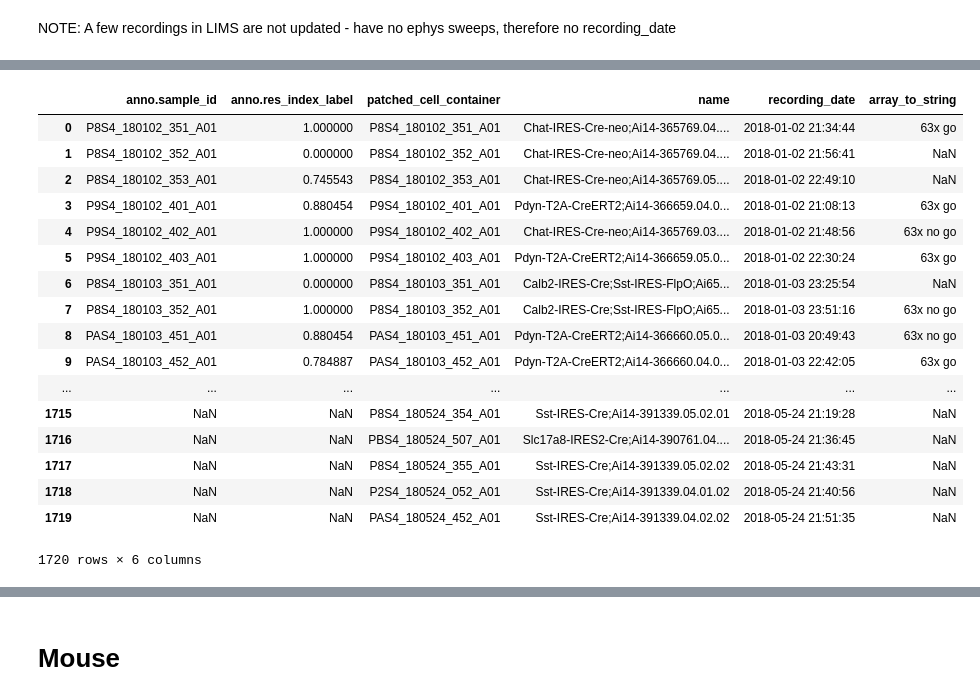
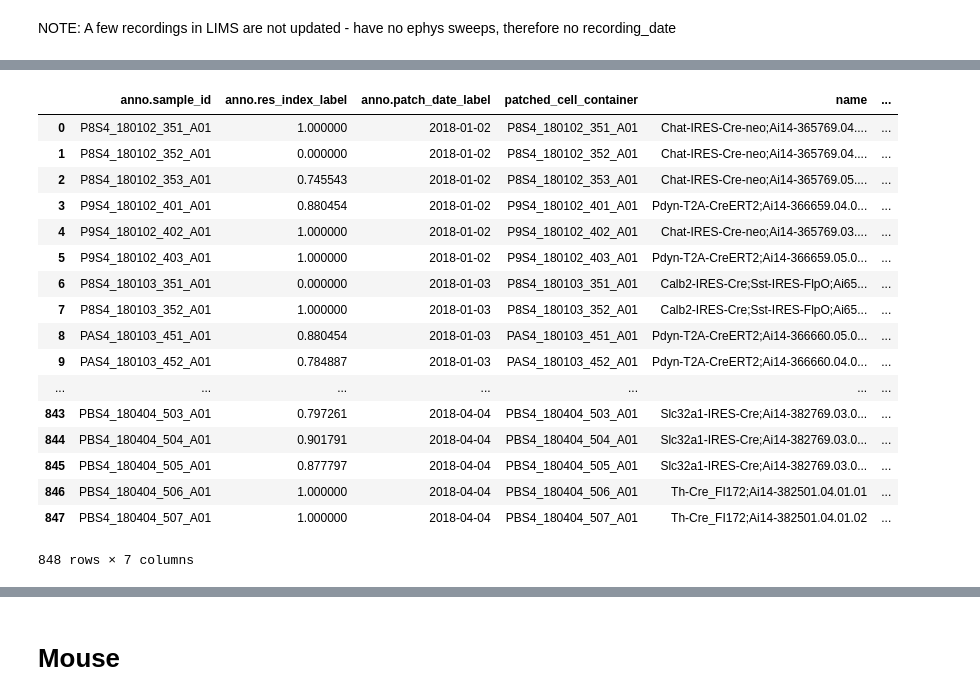
Before and after one commit to ru57y34nn/SMART_goals, a Jupyter notebook: src/SMART_Data.ipynb, the cells around one changed output, grey strips where cells are left out. Saved outputs shown, nothing was run; the diff lists cells and outputs as text; code cells hidden in the pictures.

```diff
--- a/src/SMART_Data.ipynb
+++ b/src/SMART_Data.ipynb
@@ -15,6 +15,6 @@ full_path = str(full_path)
 full_path
 mshiny = pd.read_csv(full_path)
 # %%
-mshiny = mshiny[["anno.sample_id", "anno.res_index_label"]]
+mshiny = mshiny[["anno.sample_id", "anno.res_index_label", "anno.patch_date_label"]]
 mshiny
 # %% [output]
@@ -38,0 +39,5 @@ mshiny
+# %%
+mshiny['anno.patch_date_label'] = pd.to_datetime(mshiny['anno.patch_date_label'], errors='coerce')
+# %%
+mshiny = mshiny[mshiny['anno.patch_date_label'] >= '2018-01-01']
+mshiny.head()
@@ -110,26 +102,26 @@ lims
 # %%
 #merge shiny and lims into single df
-smart_data = pd.merge(left = mshiny, right = lims, left_on = 'anno.sample_id', right_on = 'patched_cell_container', how = 'right')
+smart_data = pd.merge(left = mshiny, right = lims, left_on = 'anno.sample_id', right_on = 'patched_cell_container', how = 'left')
 smart_data
 # %% [output]
-|  | anno.sample_id | anno.res_index_label | patched_cell_container | name | recording_date | array_to_string |
-| 0 | P8S4_180102_351_A01 | 1.000000 | P8S4_180102_351_A01 | Chat-IRES-Cre-neo;Ai14-365769.04.... | 2018-01-02 21:34:44 | 63x go |
-| 1 | P8S4_180102_352_A01 | 0.000000 | P8S4_180102_352_A01 | Chat-IRES-Cre-neo;Ai14-365769.04.... | 2018-01-02 21:56:41 | NaN |
-| 2 | P8S4_180102_353_A01 | 0.745543 | P8S4_180102_353_A01 | Chat-IRES-Cre-neo;Ai14-365769.05.... | 2018-01-02 22:49:10 | NaN |
-| 3 | P9S4_180102_401_A01 | 0.880454 | P9S4_180102_401_A01 | Pdyn-T2A-CreERT2;Ai14-366659.04.0... | 2018-01-02 21:08:13 | 63x go |
-| 4 | P9S4_180102_402_A01 | 1.000000 | P9S4_180102_402_A01 | Chat-IRES-Cre-neo;Ai14-365769.03.... | 2018-01-02 21:48:56 | 63x no go |
-| 5 | P9S4_180102_403_A01 | 1.000000 | P9S4_180102_403_A01 | Pdyn-T2A-CreERT2;Ai14-366659.05.0... | 2018-01-02 22:30:24 | 63x go |
-| 6 | P8S4_180103_351_A01 | 0.000000 | P8S4_180103_351_A01 | Calb2-IRES-Cre;Sst-IRES-FlpO;Ai65... | 2018-01-03 23:25:54 | NaN |
-| 7 | P8S4_180103_352_A01 | 1.000000 | P8S4_180103_352_A01 | Calb2-IRES-Cre;Sst-IRES-FlpO;Ai65... | 2018-01-03 23:51:16 | 63x no go |
-| 8 | PAS4_180103_451_A01 | 0.880454 | PAS4_180103_451_A01 | Pdyn-T2A-CreERT2;Ai14-366660.05.0... | 2018-01-03 20:49:43 | 63x no go |
-| 9 | PAS4_180103_452_A01 | 0.784887 | PAS4_180103_452_A01 | Pdyn-T2A-CreERT2;Ai14-366660.04.0... | 2018-01-03 22:42:05 | 63x go |
+|  | anno.sample_id | anno.res_index_label | anno.patch_date_label | patched_cell_container | name | ... |
+| 0 | P8S4_180102_351_A01 | 1.000000 | 2018-01-02 | P8S4_180102_351_A01 | Chat-IRES-Cre-neo;Ai14-365769.04.... | ... |
+| 1 | P8S4_180102_352_A01 | 0.000000 | 2018-01-02 | P8S4_180102_352_A01 | Chat-IRES-Cre-neo;Ai14-365769.04.... | ... |
+| 2 | P8S4_180102_353_A01 | 0.745543 | 2018-01-02 | P8S4_180102_353_A01 | Chat-IRES-Cre-neo;Ai14-365769.05.... | ... |
+| 3 | P9S4_180102_401_A01 | 0.880454 | 2018-01-02 | P9S4_180102_401_A01 | Pdyn-T2A-CreERT2;Ai14-366659.04.0... | ... |
+| 4 | P9S4_180102_402_A01 | 1.000000 | 2018-01-02 | P9S4_180102_402_A01 | Chat-IRES-Cre-neo;Ai14-365769.03.... | ... |
+| 5 | P9S4_180102_403_A01 | 1.000000 | 2018-01-02 | P9S4_180102_403_A01 | Pdyn-T2A-CreERT2;Ai14-366659.05.0... | ... |
+| 6 | P8S4_180103_351_A01 | 0.000000 | 2018-01-03 | P8S4_180103_351_A01 | Calb2-IRES-Cre;Sst-IRES-FlpO;Ai65... | ... |
+| 7 | P8S4_180103_352_A01 | 1.000000 | 2018-01-03 | P8S4_180103_352_A01 | Calb2-IRES-Cre;Sst-IRES-FlpO;Ai65... | ... |
+| 8 | PAS4_180103_451_A01 | 0.880454 | 2018-01-03 | PAS4_180103_451_A01 | Pdyn-T2A-CreERT2;Ai14-366660.05.0... | ... |
+| 9 | PAS4_180103_452_A01 | 0.784887 | 2018-01-03 | PAS4_180103_452_A01 | Pdyn-T2A-CreERT2;Ai14-366660.04.0... | ... |
 | ... | ... | ... | ... | ... | ... | ... |
-| 1715 | NaN | NaN | P8S4_180524_354_A01 | Sst-IRES-Cre;Ai14-391339.05.02.01 | 2018-05-24 21:19:28 | NaN |
-| 1716 | NaN | NaN | PBS4_180524_507_A01 | Slc17a8-IRES2-Cre;Ai14-390761.04.... | 2018-05-24 21:36:45 | NaN |
-| 1717 | NaN | NaN | P8S4_180524_355_A01 | Sst-IRES-Cre;Ai14-391339.05.02.02 | 2018-05-24 21:43:31 | NaN |
-| 1718 | NaN | NaN | P2S4_180524_052_A01 | Sst-IRES-Cre;Ai14-391339.04.01.02 | 2018-05-24 21:40:56 | NaN |
-| 1719 | NaN | NaN | PAS4_180524_452_A01 | Sst-IRES-Cre;Ai14-391339.04.02.02 | 2018-05-24 21:51:35 | NaN |
+| 843 | PBS4_180404_503_A01 | 0.797261 | 2018-04-04 | PBS4_180404_503_A01 | Slc32a1-IRES-Cre;Ai14-382769.03.0... | ... |
+| 844 | PBS4_180404_504_A01 | 0.901791 | 2018-04-04 | PBS4_180404_504_A01 | Slc32a1-IRES-Cre;Ai14-382769.03.0... | ... |
+| 845 | PBS4_180404_505_A01 | 0.877797 | 2018-04-04 | PBS4_180404_505_A01 | Slc32a1-IRES-Cre;Ai14-382769.03.0... | ... |
+| 846 | PBS4_180404_506_A01 | 1.000000 | 2018-04-04 | PBS4_180404_506_A01 | Th-Cre_FI172;Ai14-382501.04.01.01 | ... |
+| 847 | PBS4_180404_507_A01 | 1.000000 | 2018-04-04 | PBS4_180404_507_A01 | Th-Cre_FI172;Ai14-382501.04.01.02 | ... |
-1720 rows × 6 columns
+848 rows × 7 columns
 # %%
 #change header from "array_to_string" to "63x_cal"
 #smart_data = smart_data.drop(columns=['anno.sample_id'])
```
Also changed, not shown: parts of 12 cells of this notebook, 2 other files.
